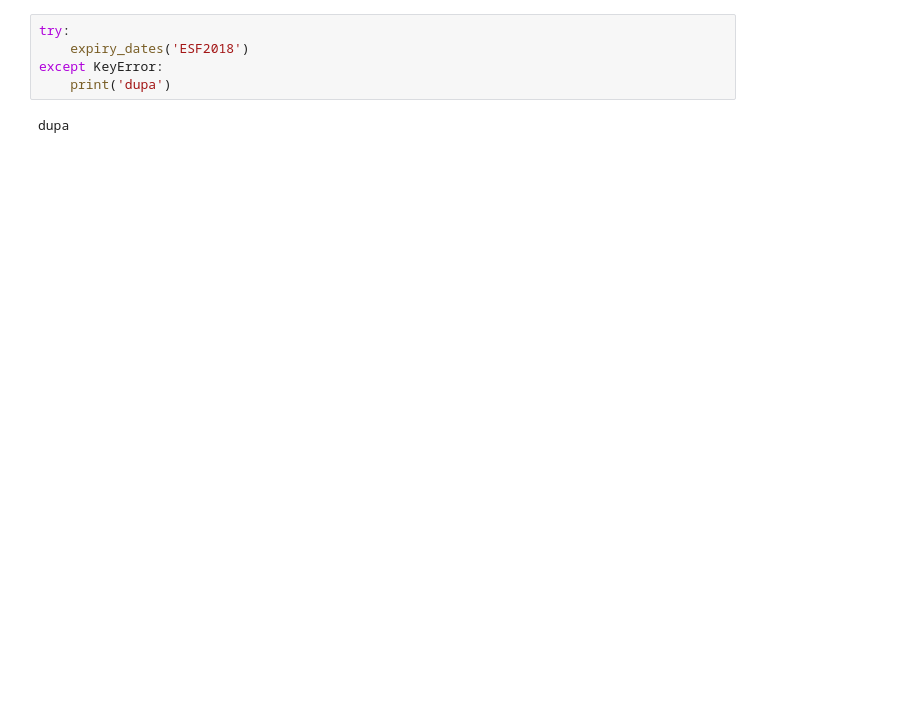
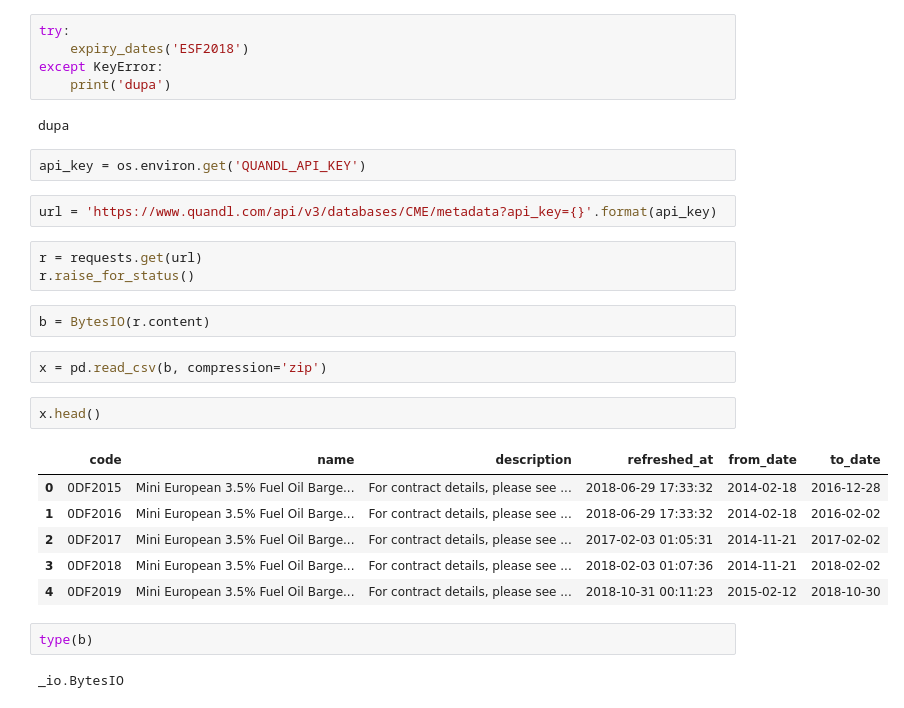
Before and after one commit to t1user/zipline, a Jupyter notebook: Untitled.ipynb, the cells around one changed output. Drawn from its saved outputs; the diff is of its cells as text; blank space fills up the shorter version.

```diff
--- a/Untitled.ipynb
+++ b/Untitled.ipynb
@@ -46,3 +54,27 @@ except KeyError:
     print('dupa')
 # %% [output]
 dupa
+# %%
+api_key = os.environ.get('QUANDL_API_KEY')
+# %%
+url = 'https://www.quandl.com/api/v3/databases/CME/metadata?api_key={}'.format(api_key)
+# %%
+r = requests.get(url)
+r.raise_for_status()
+# %%
+b = BytesIO(r.content)
+# %%
+x = pd.read_csv(b, compression='zip')
+# %%
+x.head()
+# %% [output]
+|  | code | name | description | refreshed_at | from_date | to_date |
+| 0 | 0DF2015 | Mini European 3.5% Fuel Oil Barge... | For contract details, please see ... | 2018-06-29 17:33:32 | 2014-02-18 | 2016-12-28 |
+| 1 | 0DF2016 | Mini European 3.5% Fuel Oil Barge... | For contract details, please see ... | 2018-06-29 17:33:32 | 2014-02-18 | 2016-02-02 |
+| 2 | 0DF2017 | Mini European 3.5% Fuel Oil Barge... | For contract details, please see ... | 2017-02-03 01:05:31 | 2014-11-21 | 2017-02-02 |
+| 3 | 0DF2018 | Mini European 3.5% Fuel Oil Barge... | For contract details, please see ... | 2018-02-03 01:07:36 | 2014-11-21 | 2018-02-02 |
+| 4 | 0DF2019 | Mini European 3.5% Fuel Oil Barge... | For contract details, please see ... | 2018-10-31 00:11:23 | 2015-02-12 | 2018-10-30 |
+# %%
+type(b)
+# %% [output]
+_io.BytesIO
```
Also changed, not shown: parts of 16 cells of this notebook, 15 other files.
